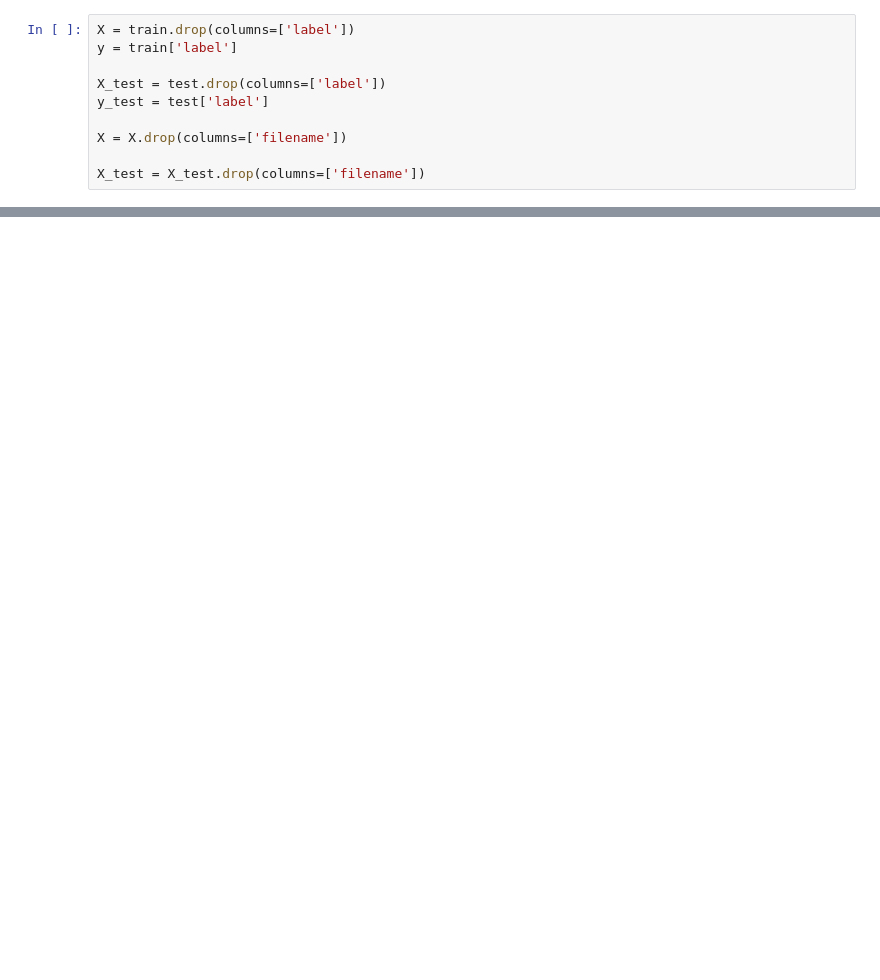
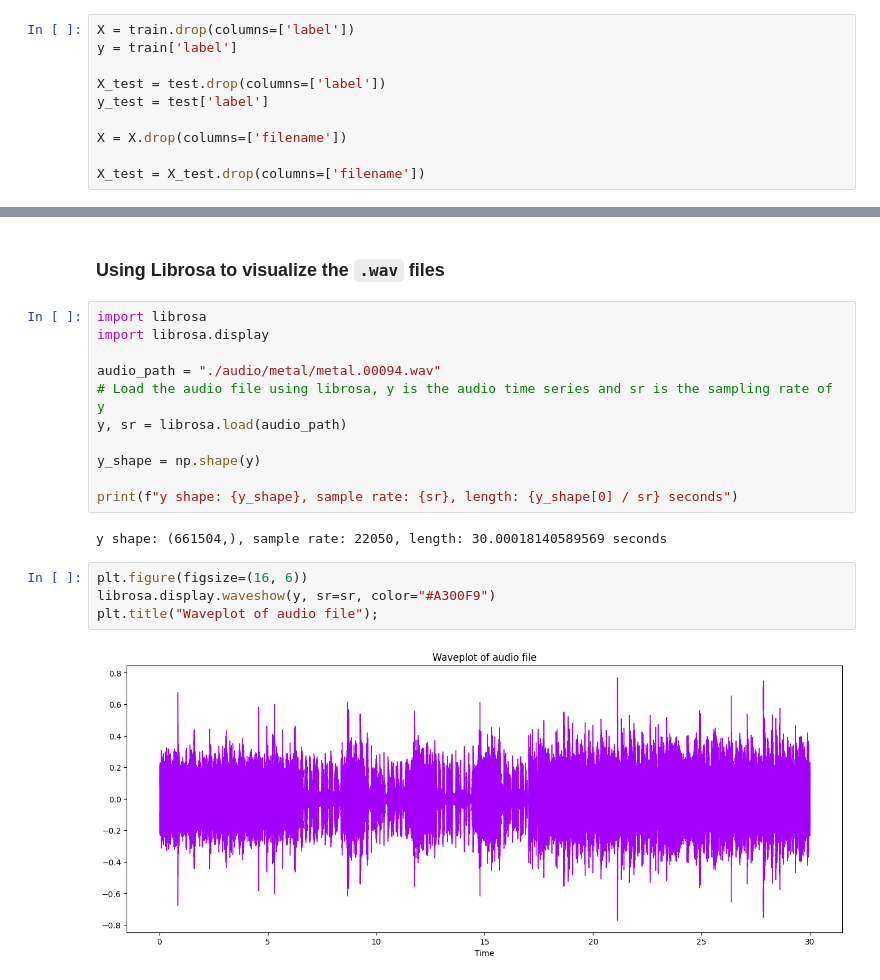
Before and after one commit to coleaydelotte/Genre-Prediciton, a Jupyter notebook: nb.ipynb, the cells around one changed output, grey strips where cells are left out. Cells and saved outputs as stored; diff of their text form; blank space fills up the shorter version.

Commit message:
Added some exploration with `Librosa`.
Added some exploration with `Librosa`.

```diff
--- a/nb.ipynb
+++ b/nb.ipynb
@@ -120,0 +124,21 @@ plt.show()
+# %% [markdown]
+### Using Librosa to visualize the `.wav` files
+# %%
+import librosa
+import librosa.display
+
+audio_path = "./audio/metal/metal.00094.wav"
+# Load the audio file using librosa, y is the audio time series and sr is the sampling rate of y
+y, sr = librosa.load(audio_path)
+
+y_shape = np.shape(y)
+
+print(f"y shape: {y_shape}, sample rate: {sr}, length: {y_shape[0] / sr} seconds")
+# %% [output]
+y shape: (661504,), sample rate: 22050, length: 30.00018140589569 seconds
+# %%
+plt.figure(figsize=(16, 6))
+librosa.display.waveshow(y, sr=sr, color="#A300F9")
+plt.title("Waveplot of audio file");
+# %% [output]
+[figure, added]
```
Also changed, not shown: parts of 8 cells of this notebook, 2 other files.
